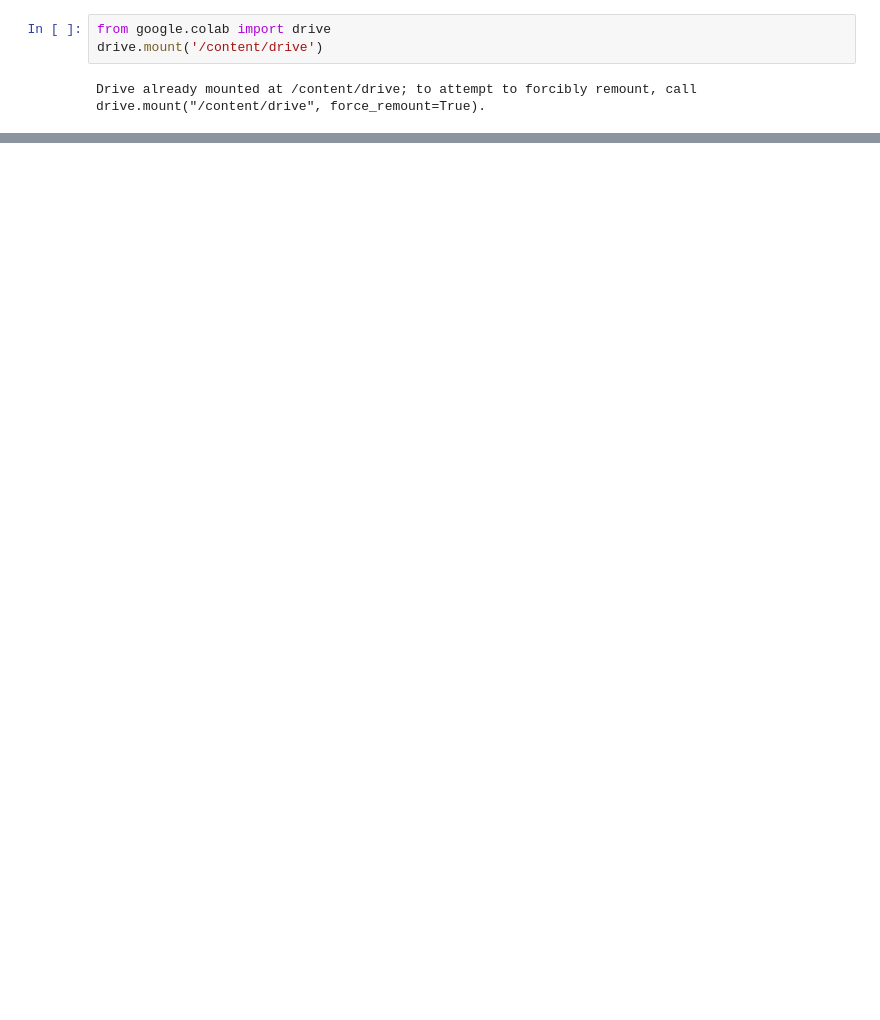
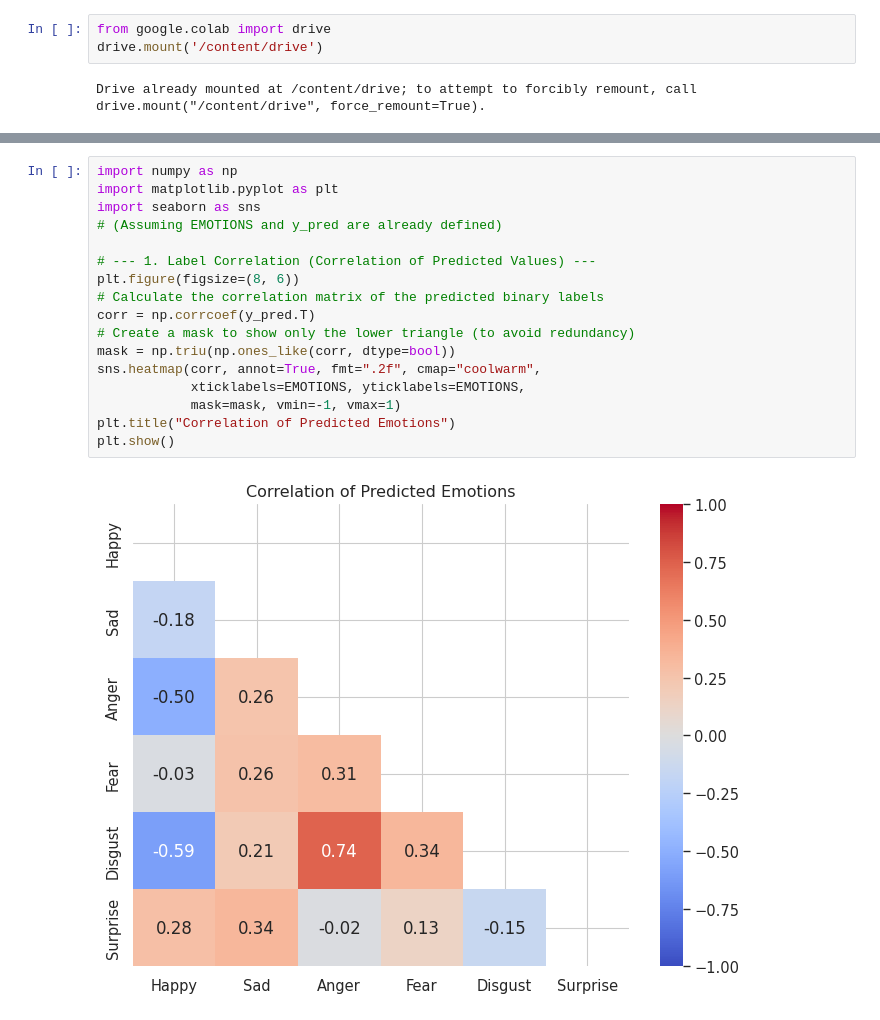
Before and after one commit to Makiato1999/HRI-EMO, a Jupyter notebook: notebooks/MOSEI_plot_results.ipynb, the cells around one changed output, grey strips where cells are left out. Saved outputs shown, nothing was run; the diff lists cells and outputs as text; blank space fills up the shorter version.

```diff
--- a/notebooks/MOSEI_plot_results.ipynb
+++ b/notebooks/MOSEI_plot_results.ipynb
@@ -290,0 +130,19 @@ happy  negative: mean β=0.3431, n=866
+# %%
+import numpy as np
+import matplotlib.pyplot as plt
+import seaborn as sns
+# (Assuming EMOTIONS and y_pred are already defined)
+
+# --- 1. Label Correlation (Correlation of Predicted Values) ---
+plt.figure(figsize=(8, 6))
+# Calculate the correlation matrix of the predicted binary labels
+corr = np.corrcoef(y_pred.T)
+# Create a mask to show only the lower triangle (to avoid redundancy)
+mask = np.triu(np.ones_like(corr, dtype=bool))
+sns.heatmap(corr, annot=True, fmt=".2f", cmap="coolwarm",
+            xticklabels=EMOTIONS, yticklabels=EMOTIONS,
+            mask=mask, vmin=-1, vmax=1)
+plt.title("Correlation of Predicted Emotions")
+plt.show()
+# %% [output]
+[figure, added]
```
Also changed, not shown: parts of 25 cells of this notebook, 3 other files.
